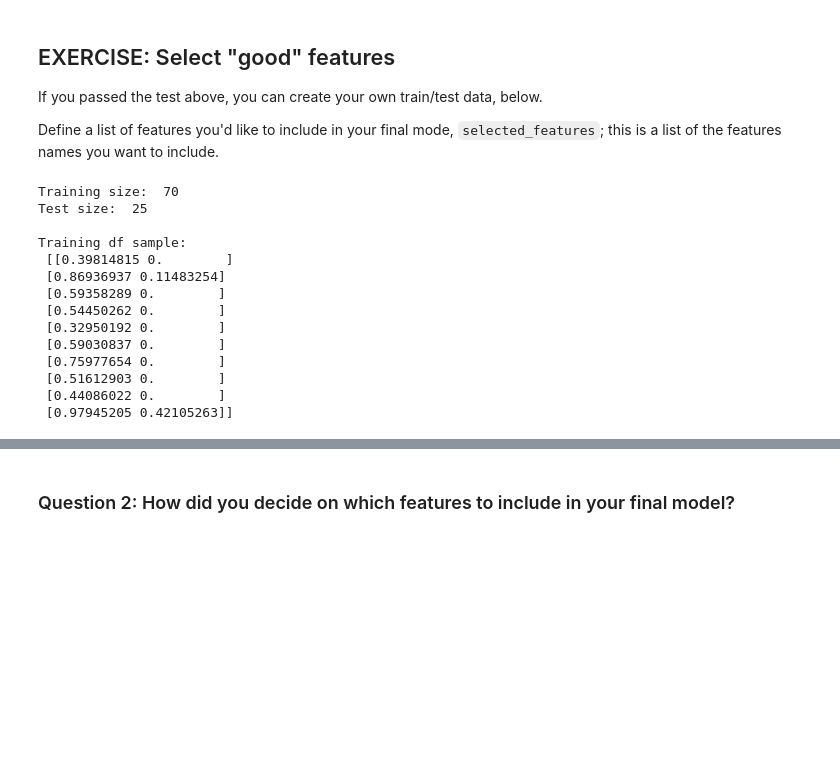
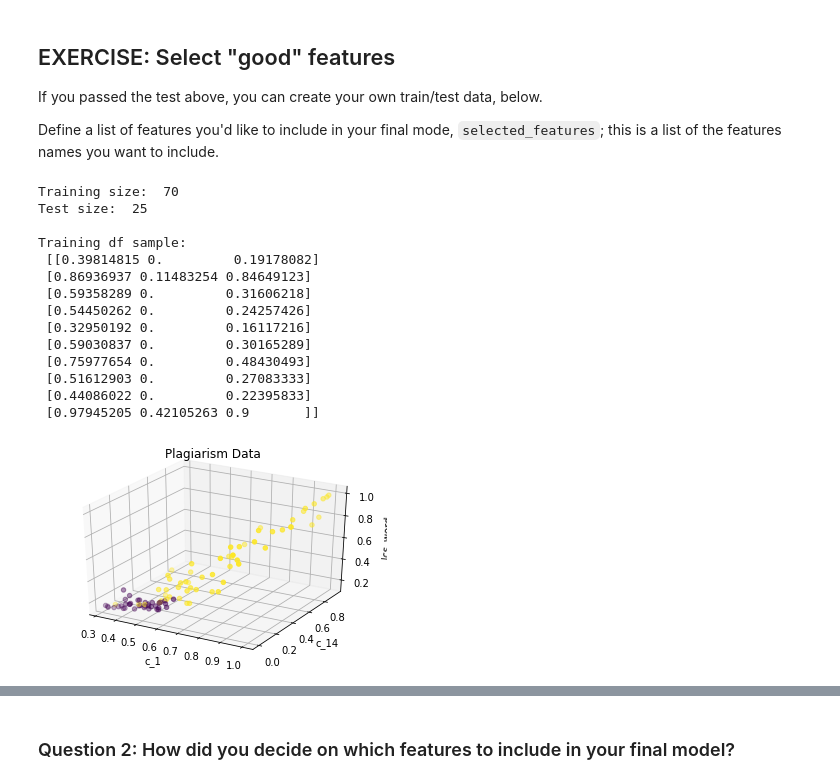
Before and after one commit to manumaqueda/plagiarism-detection, a Jupyter notebook: 2_Plagiarism_Feature_Engineering.ipynb, the cells around one changed output, grey strips where cells are left out. Saved outputs shown, nothing was run; the diff lists cells and outputs as text; code cells hidden in the pictures; blank space fills up the shorter version.

```diff
--- a/2_Plagiarism_Feature_Engineering.ipynb
+++ b/2_Plagiarism_Feature_Engineering.ipynb
@@ -857,7 +853,8 @@ Define a list of features you'd like to include in your final mode, `selected_fe
 # %%
 # Select your list of features, this should be column names from features_df
 # ex. ['c_1', 'lcs_word']
-selected_features = ['c_1', 'c_14']
+# test with 3 features
+selected_features = ['c_1', 'c_14', 'lcs_word']
 
 
 """
@@ -877,13 +874,32 @@ Training size:  70
 Test size:  25
 
 Training df sample:
- [[0.39814815 0.        ]
- [0.86936937 0.11483254]
- [0.59358289 0.        ]
- [0.54450262 0.        ]
- [0.32950192 0.        ]
- [0.59030837 0.        ]
- [0.75977654 0.        ]
- [0.51612903 0.        ]
- [0.44086022 0.        ]
- [0.97945205 0.42105263]]
+ [[0.39814815 0.         0.19178082]
+ [0.86936937 0.11483254 0.84649123]
+ [0.59358289 0.         0.31606218]
+ [0.54450262 0.         0.24257426]
+ [0.32950192 0.         0.16117216]
+ [0.59030837 0.         0.30165289]
+ [0.75977654 0.         0.48430493]
+ [0.51612903 0.         0.27083333]
+ [0.44086022 0.         0.22395833]
+ [0.97945205 0.42105263 0.9       ]]
+# %%
+## plot data
+# just plot the dataset first
+import matplotlib.pyplot as plt
+from mpl_toolkits.mplot3d import Axes3D
+
+
+fig = plt.figure()
+data_x = np.concatenate((train_x, test_x), axis=0)
+labels = np.concatenate((train_y, test_y), axis=0)
+ax = fig.add_subplot(111, projection='3d')
+ax.scatter(data_x[:,0], data_x[:,1], data_x[:,2], c=labels)
+plt.title('Plagiarism Data')
+ax.set_xlabel(selected_features[0])
+ax.set_ylabel(selected_features[1])
+ax.set_zlabel(selected_features[2])
+plt.show()
+# %% [output]
+[figure, added]
```
Also changed, not shown: parts of 5 cells of this notebook, 3 other files.
